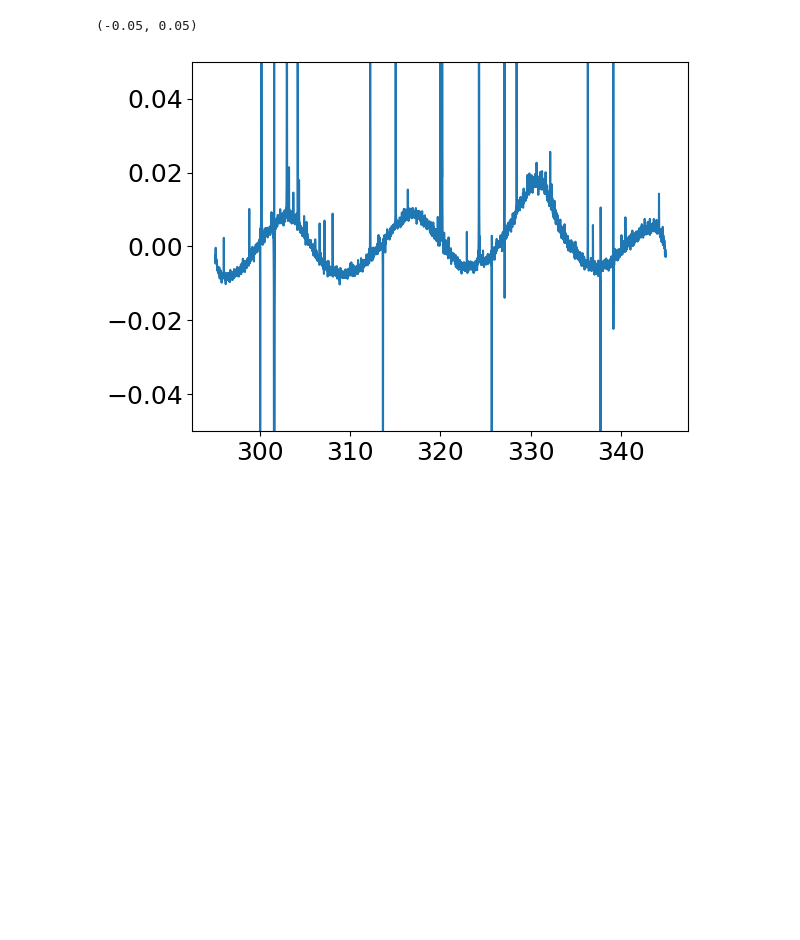
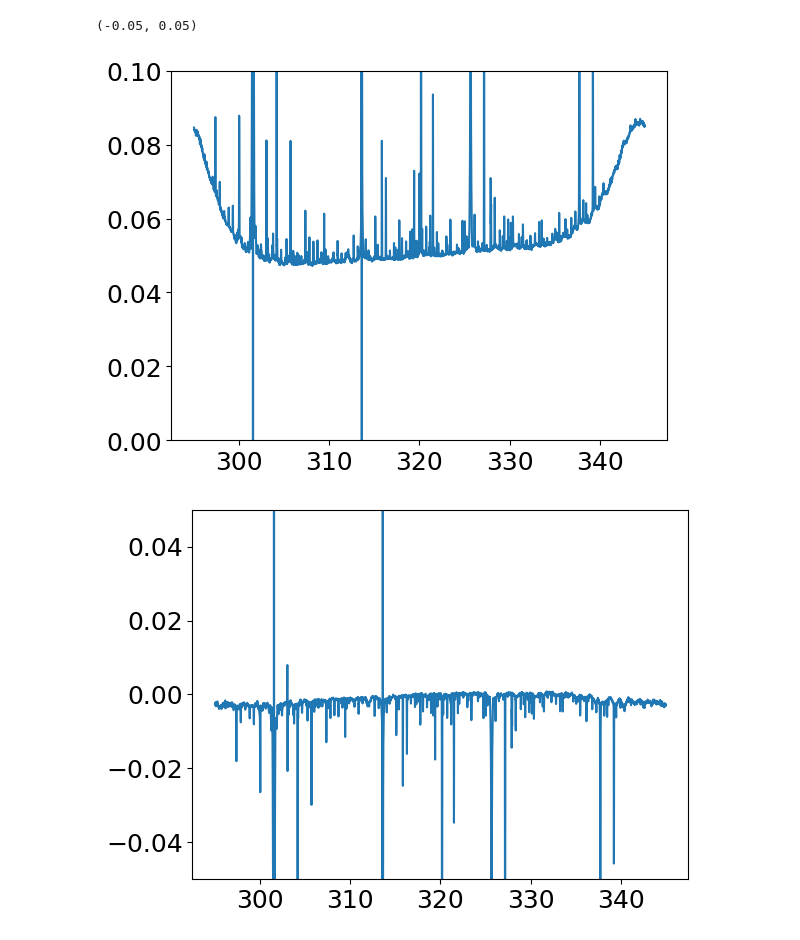
Before and after one commit to jnthek/diy_radiometer, a Jupyter notebook: pluto_radiometer/Test_hdf5_plutosdr.ipynb, the cells around one changed output. Saved outputs shown, nothing was run; the diff lists cells and outputs as text; code cells hidden in the pictures; blank space fills up the shorter version.

```diff
--- a/pluto_radiometer/Test_hdf5_plutosdr.ipynb
+++ b/pluto_radiometer/Test_hdf5_plutosdr.ipynb
@@ -20,3 +8,6 @@ h5_file = "20250119-121422_pluto_3state.h5"
+# %%
+# h5_file = "20250121-092832_pluto_3state.h5"
+h5_file = "20250121-093236_pluto_3state.h5"
 # %%
 print ("Reading",h5_file)
 hf = h5py.File(h5_file, 'r')
@@ -82,11 +78,19 @@ plt.plot(mean_cold_power)
 # %%
 av_cal_spec = (np.mean(ant_data, axis=0) - np.mean(cold_data, axis=0))/(np.mean(hot_data, axis=0) - np.mean(cold_data, axis=0))
 
+av_cold_cal_spec = np.mean(cold_data, axis=0)/(np.mean(hot_data, axis=0) - np.mean(cold_data, axis=0))
+
+plt.figure()
+plt.plot(freq, av_cold_cal_spec)
+plt.ylim(0,0.1)
+
+plt.figure()
 plt.plot(freq, av_cal_spec)
 plt.ylim(-0.05, 0.05)
 # %% [output]
 (-0.05, 0.05)
-[figure, old version]
+[figure, new version]
+[figure, added]
 # %%
 # t_array = []
 # rms_array = []
```
Also changed, not shown: parts of 4 cells of this notebook.
